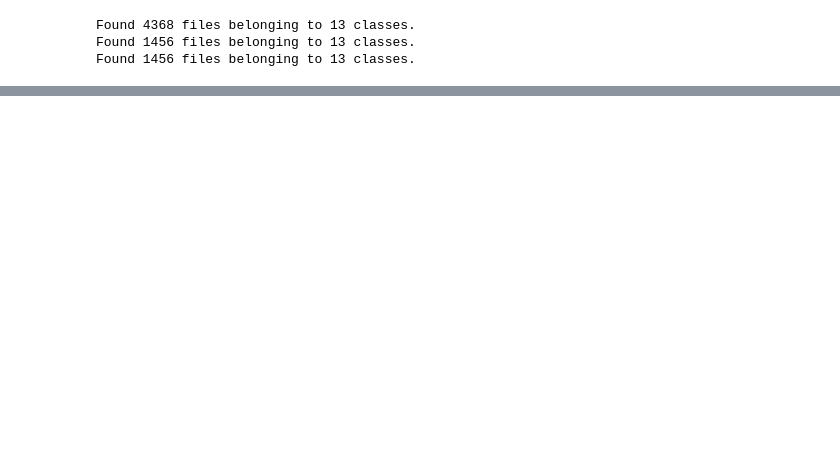
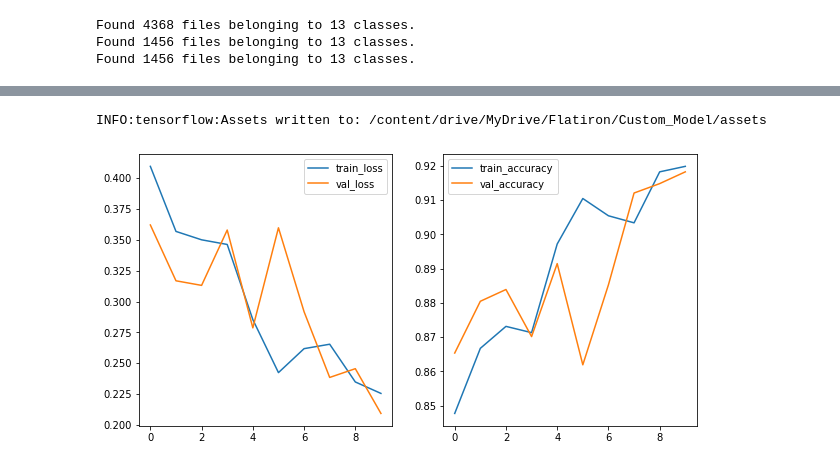
Before and after one commit to markrubin85/CP_Counterfeit_Detection, a Jupyter notebook: Banknote_CNN.ipynb, the cells around one changed output, grey strips where cells are left out. Saved outputs shown, nothing was run; the diff lists cells and outputs as text; code cells hidden in the pictures; blank space fills up the shorter version.

```diff
--- a/Banknote_CNN.ipynb
+++ b/Banknote_CNN.ipynb
@@ -135,7 +146,5 @@ Non-trainable params: 0
 _________________________________________________________________
 # %%
 custom_model.compile(optimizer='adam',
-              loss='sparse_categorical_crossentropy',
+              loss='categorical_crossentropy',
               metrics=['accuracy'])
-# %%
-custom_model.fit(ds1_train, epochs=15)
@@ -163,0 +151,2 @@ Epoch 10/10
+# %%
+cm_results = custom_model.fit(ds1_train, epochs=10, batch_size=32, validation_data=ds1_validation, validation_batch_size=32)
@@ -164,3 +174,21 @@ Epoch 10/10
+# %%
+custom_model.save('/content/drive/MyDrive/Flatiron/Custom_Model')
+# %% [output]
+INFO:tensorflow:Assets written to: /content/drive/MyDrive/Flatiron/Custom_Model/assets
+# %%
+train_loss = cm_results.history['loss']
+train_acc = cm_results.history['accuracy']
+val_loss = cm_results.history['val_loss']
+val_acc = cm_results.history['val_accuracy']
+
+fig, (ax1, ax2) = plt.subplots(1, 2, figsize=(10, 5))
+sns.lineplot(x=cm_results.epoch, y=train_loss, ax=ax1, label='train_loss')
+sns.lineplot(x=cm_results.epoch, y=train_acc, ax=ax2, label='train_accuracy')
+
+sns.lineplot(x=cm_results.epoch, y=val_loss, ax=ax1, label='val_loss')
+sns.lineplot(x=cm_results.epoch, y=val_acc, ax=ax2, label='val_accuracy');
+# %% [output]
+[figure, added]
 # %%
 test_loss, test_acc = custom_model.evaluate(ds1_test)
 # %% [output]
```
Also changed, not shown: parts of 57 cells of this notebook.
